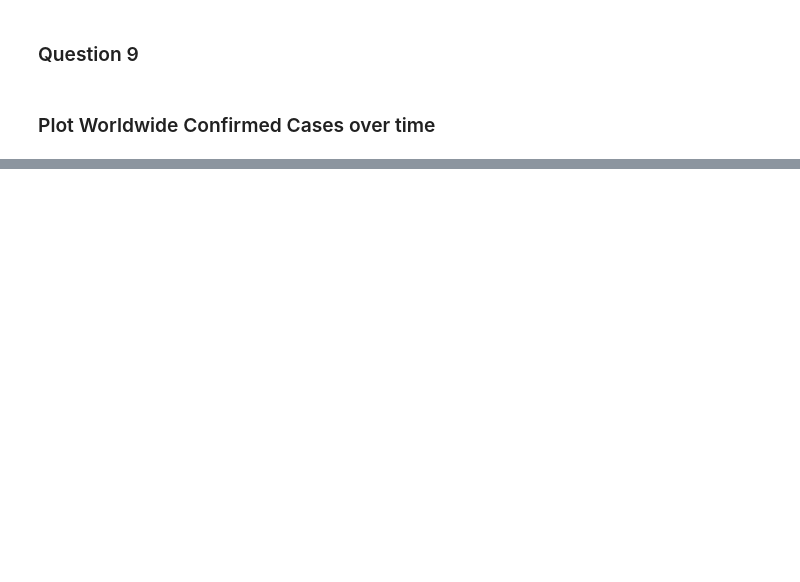
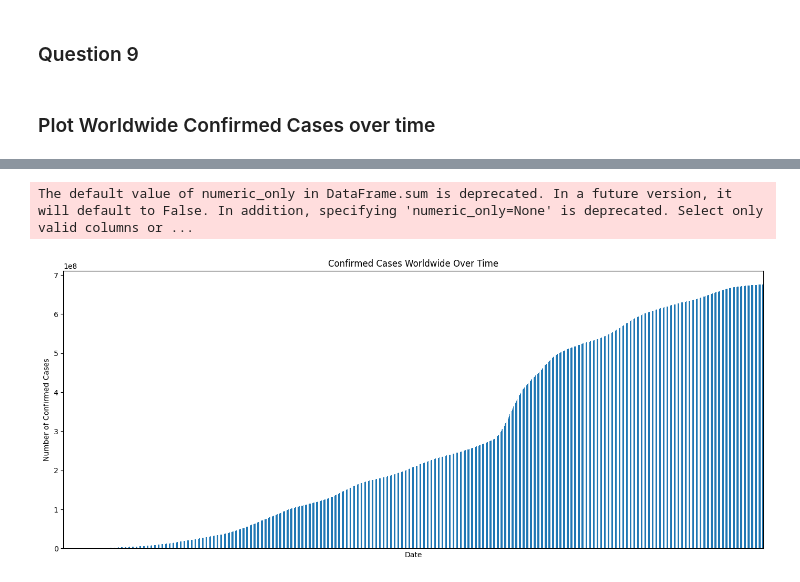
Before and after one commit to catalinalopera/Pandas, a Jupyter notebook: Lecture_02_Pandas_Covid_Analysis_Questions.ipynb, the cells around one changed output, grey strips where cells are left out. Drawn from its saved outputs; the diff is of its cells as text; code cells hidden in the pictures; blank space fills up the shorter version.

Commit message:
Last file for Pandas

```diff
--- a/Lecture_02_Pandas_Covid_Analysis_Questions.ipynb
+++ b/Lecture_02_Pandas_Covid_Analysis_Questions.ipynb
@@ -615,0 +608,33 @@ fig.show()
+# %%
+import pandas as pd
+import matplotlib.pyplot as plt
+
+# Read the data
+covid_data = pd.read_csv('https://raw.githubusercontent.com/CSSEGISandData/COVID-19/master/csse_covid_19_data/csse_covid_19_time_series/time_series_covid19_confirmed_global.csv')
+
+# Sum up confirmed cases worldwide by date
+worldwide_cases = covid_data.sum()[4:]
+
+# Create a bar chart for confirmed cases worldwide over time
+plt.figure(figsize=(14, 6))  # Increase the figure size
+worldwide_cases.plot(kind='bar')
+
+# Get the dates and their indices on the x-axis
+dates = worldwide_cases.index
+date_indices = list(range(len(dates)))
+
+# Selecting each year
+selected_indices = [i for i, date in enumerate(dates) if date.endswith('01-01')]
+selected_dates = [dates[i] for i in selected_indices]
+
+# Set the x-axis ticks and labels to show each year
+plt.xticks(selected_indices, selected_dates, rotation=45, ha='right')
+
+plt.title('Confirmed Cases Worldwide Over Time')
+plt.xlabel('Date')
+plt.ylabel('Number of Confirmed Cases')
+plt.tight_layout()  # Adjust the layout to prevent labels from being cut off
+plt.show()
+# %% [output]
+The default value of numeric_only in DataFrame.sum is deprecated. In a future version, it will default to False. In addition, specifying 'numeric_only=None' is deprecated. Select only valid columns or ...
+[figure, added]
```
Also changed, not shown: parts of 6 cells of this notebook.
